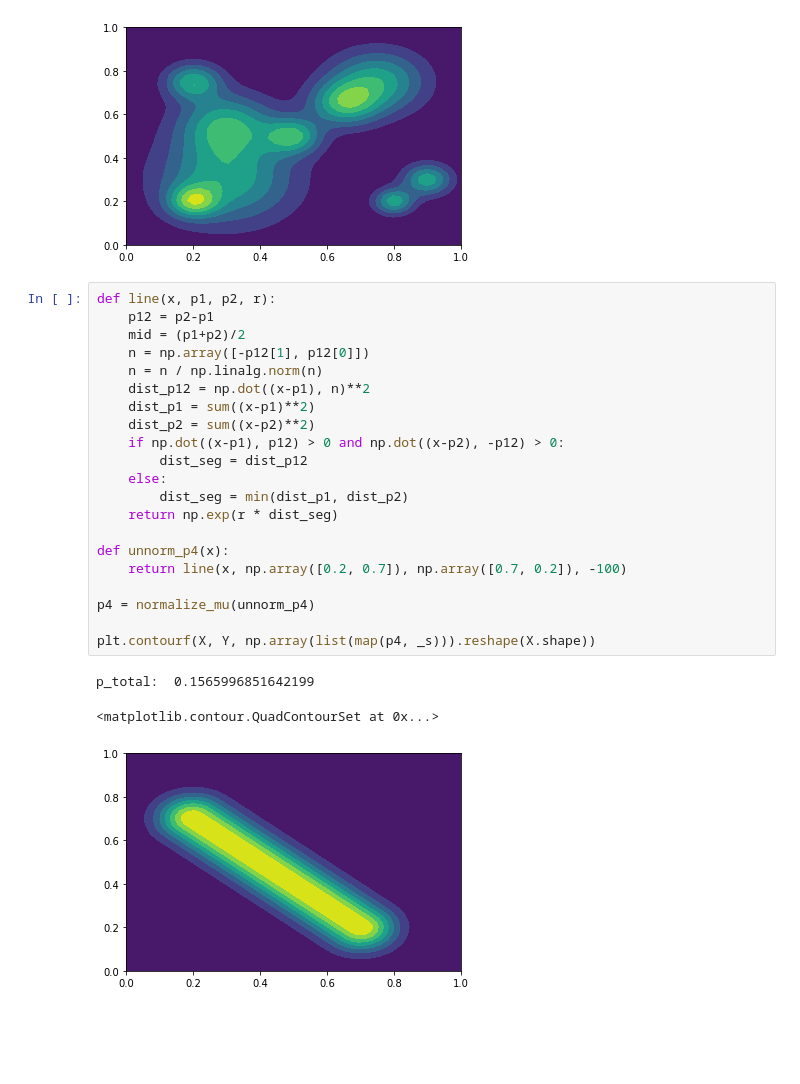
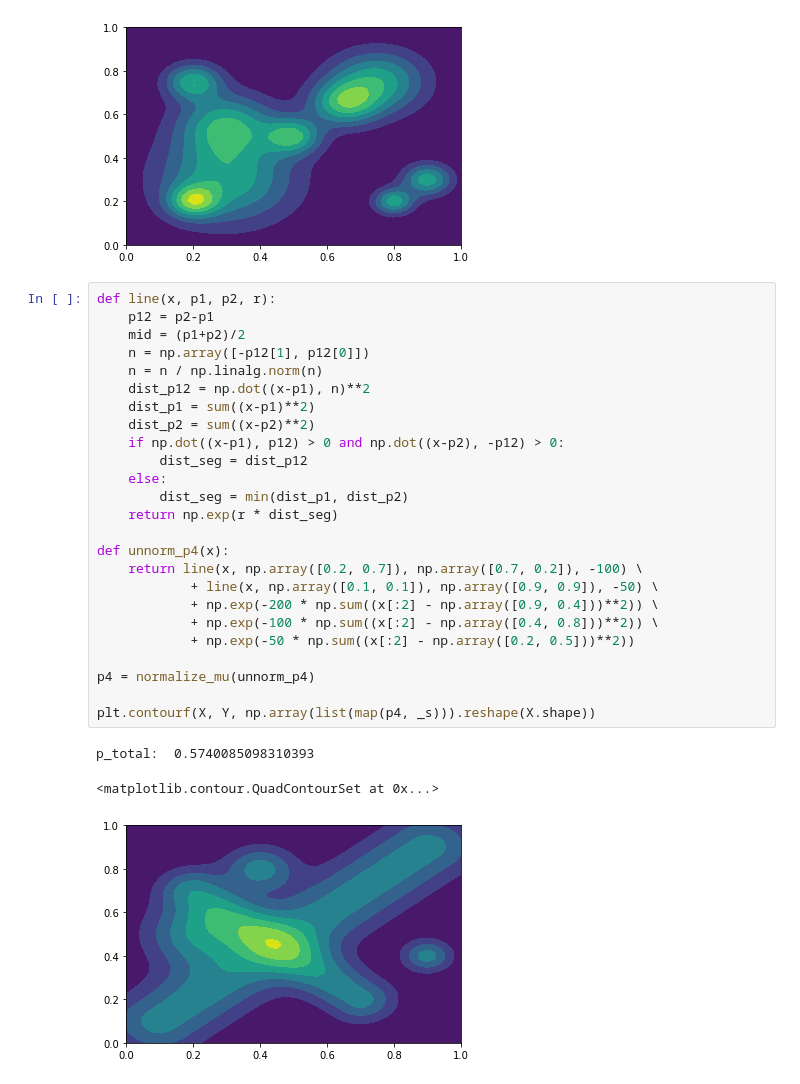
Before and after one commit to enkokoro/ergodic, a Jupyter notebook: distribution.ipynb, the cells around one changed output. Cells and saved outputs as stored; diff of their text form; blank space fills up the shorter version.

```diff
--- a/distribution.ipynb
+++ b/distribution.ipynb
@@ -58,25 +58,29 @@ p_total:  0.36045153878131936
 # %%
 def line(x, p1, p2, r):
     p12 = p2-p1
     mid = (p1+p2)/2
     n = np.array([-p12[1], p12[0]])
     n = n / np.linalg.norm(n)
     dist_p12 = np.dot((x-p1), n)**2
     dist_p1 = sum((x-p1)**2)
     dist_p2 = sum((x-p2)**2)
     if np.dot((x-p1), p12) > 0 and np.dot((x-p2), -p12) > 0:
         dist_seg = dist_p12
     else:
         dist_seg = min(dist_p1, dist_p2)
     return np.exp(r * dist_seg)
 
 def unnorm_p4(x):
-    return line(x, np.array([0.2, 0.7]), np.array([0.7, 0.2]), -100)
+    return line(x, np.array([0.2, 0.7]), np.array([0.7, 0.2]), -100) \
+            + line(x, np.array([0.1, 0.1]), np.array([0.9, 0.9]), -50) \
+            + np.exp(-200 * np.sum((x[:2] - np.array([0.9, 0.4]))**2)) \
+            + np.exp(-100 * np.sum((x[:2] - np.array([0.4, 0.8]))**2)) \
+            + np.exp(-50 * np.sum((x[:2] - np.array([0.2, 0.5]))**2))
 
 p4 = normalize_mu(unnorm_p4)
 
 plt.contourf(X, Y, np.array(list(map(p4, _s))).reshape(X.shape))
 # %% [output]
-p_total:  0.1565996851642199
+p_total:  0.5740085098310393
 <matplotlib.contour.QuadContourSet at 0x...>
-[figure, old version]
+[figure, new version]
```
Also changed, not shown: 2 other files.
